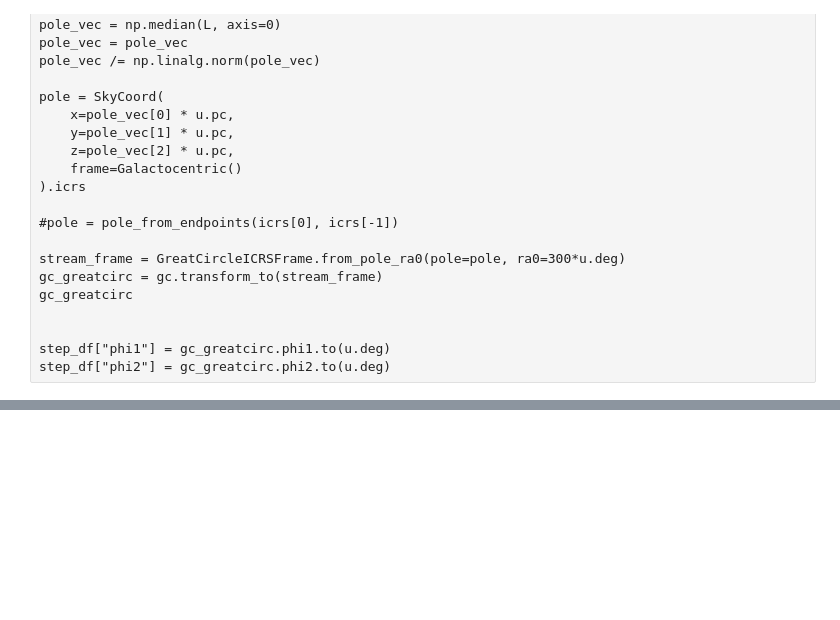
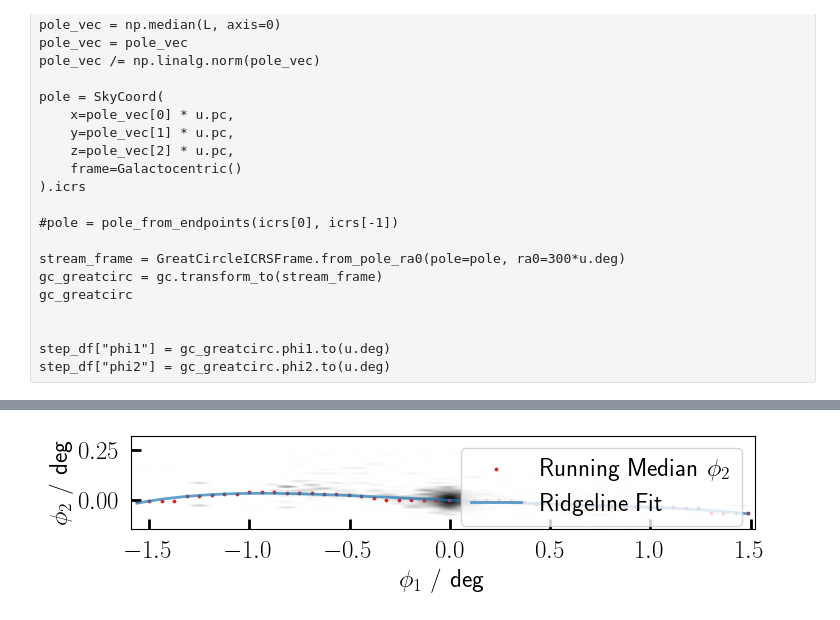
Before and after one commit to RSPicken2/stellar-streams, a Jupyter notebook: Ridgeline.ipynb, the cells around one changed output, grey strips where cells are left out. Drawn from its saved outputs; the diff is of its cells as text; code cells hidden in the pictures; blank space fills up the shorter version.

```diff
--- a/Ridgeline.ipynb
+++ b/Ridgeline.ipynb
@@ -190,22 +196,24 @@ coeffs
 # %%
 x_fit = np.linspace(xc.min(), xc.max(), 500)
 y_fit = np.polyval(coeffs, x_fit)
 
-fig, ax = plt.subplots()
+fig, ax = plt.subplots(figsize=(8,10))
 ax.imshow(
         np.log10(masked_mass.T + 1),
         origin='lower',
         extent=[xedges[0], xedges[-1], yedges[0], yedges[-1]],
         cmap='gray_r',
         interpolation='spline36'
     )
 ax.scatter(xc, medians, s=3, label=r"Running Median $\phi_2$", color='tab:red')
 ax.plot(x_fit, y_fit, color="tab:blue", linewidth=2, alpha=.7, label="Ridgeline Fit")
 
 plt.legend()
 ax.set_xlabel(r"$\phi_1$ / deg")
 ax.set_ylabel(r"$\phi_2$ / deg")
 plt.show()
+# %% [output]
+[figure, added]
 # %%
 # density profile along stream M/pc^2
 
```
Also changed, not shown: parts of 14 cells of this notebook, 1 other file.
